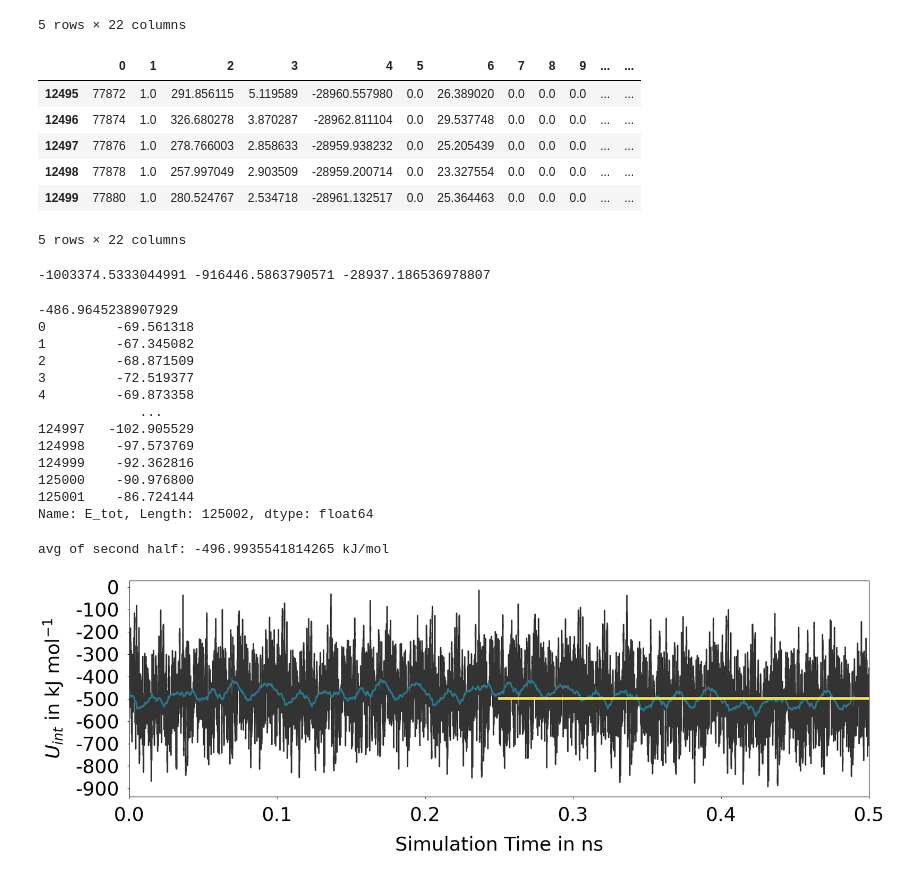
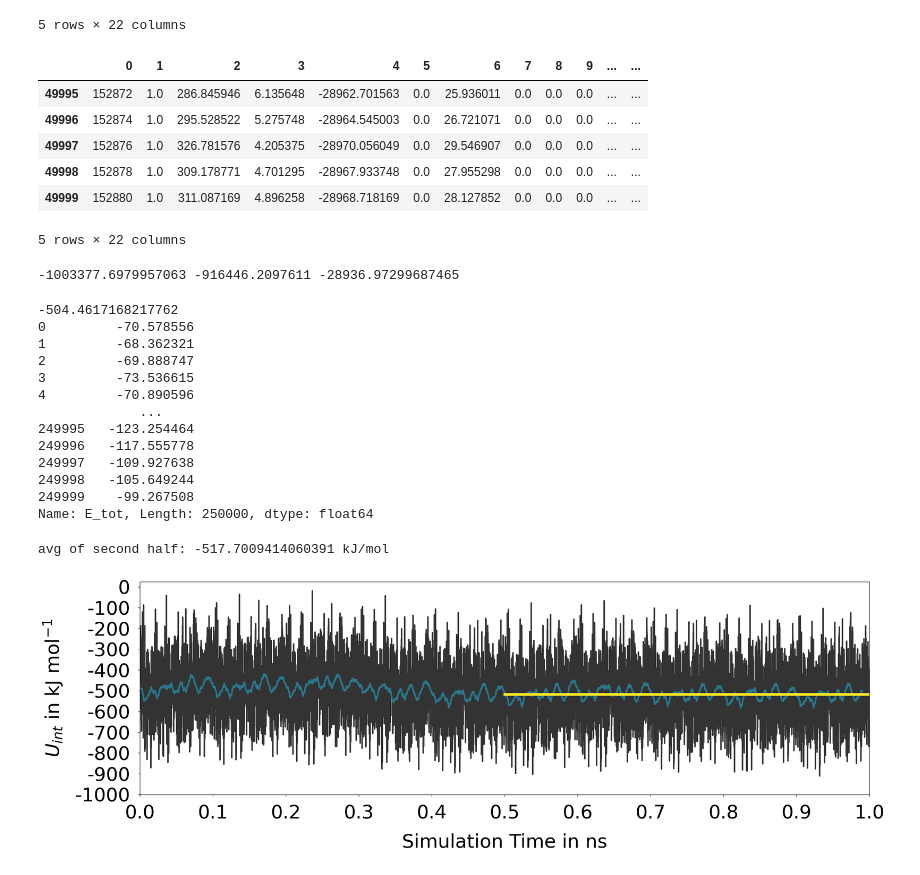
Before and after one commit to CFSHeisenberg/PlottingForThesis, a Jupyter notebook: EnergyPlots/3guests@MOF.ipynb, the cells around one changed output. Cells and saved outputs as stored; diff of their text form; code cells hidden in the pictures.

```diff
--- a/EnergyPlots/3guests@MOF.ipynb
+++ b/EnergyPlots/3guests@MOF.ipynb
@@ -28,7 +28,7 @@ for idx, directory in enumerate(directories, start=1):
     merged_df = pd.concat(dfs, axis=0, ignore_index=True)
 
     #Include only the first 125000 rows
-    merged_df = merged_df.iloc[:125002, :]
+    merged_df = merged_df.iloc[:250002, :]
 
     # Add values in column 5 (index 4) with values in column 7 (index 6) and store in a new column 'E_tot'
     merged_df['E_tot'] = merged_df.iloc[:, 4] + merged_df.iloc[:, 6]
@@ -96,11 +96,11 @@ dfs_by_name["E3"].head()
 dfs_by_name["E3"].tail()
 # %% [output]
 |  | 0 | 1 | 2 | 3 | 4 | 5 | 6 | 7 | 8 | 9 | ... | ... |
-| 12495 | 77872 | 1.0 | 291.856115 | 5.119589 | -28960.557980 | 0.0 | 26.389020 | 0.0 | 0.0 | 0.0 | ... | ... |
-| 12496 | 77874 | 1.0 | 326.680278 | 3.870287 | -28962.811104 | 0.0 | 29.537748 | 0.0 | 0.0 | 0.0 | ... | ... |
-| 12497 | 77876 | 1.0 | 278.766003 | 2.858633 | -28959.938232 | 0.0 | 25.205439 | 0.0 | 0.0 | 0.0 | ... | ... |
-| 12498 | 77878 | 1.0 | 257.997049 | 2.903509 | -28959.200714 | 0.0 | 23.327554 | 0.0 | 0.0 | 0.0 | ... | ... |
-| 12499 | 77880 | 1.0 | 280.524767 | 2.534718 | -28961.132517 | 0.0 | 25.364463 | 0.0 | 0.0 | 0.0 | ... | ... |
+| 49995 | 152872 | 1.0 | 286.845946 | 6.135648 | -28962.701563 | 0.0 | 25.936011 | 0.0 | 0.0 | 0.0 | ... | ... |
+| 49996 | 152874 | 1.0 | 295.528522 | 5.275748 | -28964.545003 | 0.0 | 26.721071 | 0.0 | 0.0 | 0.0 | ... | ... |
+| 49997 | 152876 | 1.0 | 326.781576 | 4.205375 | -28970.056049 | 0.0 | 29.546907 | 0.0 | 0.0 | 0.0 | ... | ... |
+| 49998 | 152878 | 1.0 | 309.178771 | 4.701295 | -28967.933748 | 0.0 | 27.955298 | 0.0 | 0.0 | 0.0 | ... | ... |
+| 49999 | 152880 | 1.0 | 311.087169 | 4.896258 | -28968.718169 | 0.0 | 28.127852 | 0.0 | 0.0 | 0.0 | ... | ... |
 5 rows × 22 columns
 # %%
 avg_1 = dfs_by_name["E1"].iloc[:, 21].mean()
@@ -109,26 +109,26 @@ avg_3 = dfs_by_name["E3"].iloc[:, 21].mean()
 
 print(avg_1, avg_2, avg_3)
 # %% [output]
--1003374.5333044991 -916446.5863790571 -28937.186536978807
+-1003377.6979957063 -916446.2097611 -28936.97299687465
 # %%
 U_int = dfs_by_name["E1"].iloc[:, 21] - (avg_2 + 3*avg_3)
 
 print(U_int.mean()*4.184)
 print(U_int)
 # %% [output]
--486.9645238907929
-0         -69.561318
-1         -67.345082
-2         -68.871509
-3         -72.519377
-4         -69.873358
+-504.4617168217762
+0         -70.578556
+1         -68.362321
+2         -69.888747
+3         -73.536615
+4         -70.890596
              ...
-124997   -102.905529
-124998    -97.573769
-124999    -92.362816
-125000    -90.976800
-125001    -86.724144
-Name: E_tot, Length: 125002, dtype: float64
+249995   -123.254464
+249996   -117.555778
+249997   -109.927638
+249998   -105.649244
+249999    -99.267508
+Name: E_tot, Length: 250000, dtype: float64
 # %%
 import matplotlib.pyplot as plt
 import numpy as np
@@ -193,7 +193,7 @@ x_min = min(x_values)
 x_max = max(x_values)
 y_min = min(y_values)
 y_max = max(y_values)
-x_ticks = np.arange(x_min, x_max, 0.1)  # Adjust 0.1 to the desired spacing
+x_ticks = np.arange(x_min, x_max+0.001, 0.1)  # Adjust 0.1 to the desired spacing
 plt.xticks(x_ticks, fontsize="36")  # Set x-axis ticks
 #y_ticks = np.arange(y_min, y_max, 100)
 #plt.yticks(y_ticks, fontsize="12")
@@ -208,32 +208,32 @@ y_ticks = np.arange(y_start, y_end+0.000001, 100,)  # Adjust 100 to the desired
 # Add the specific number to the existing y_ticks
 specific_number = second_part_mean  # Replace with your specific number
 #y_ticks = np.append(y_ticks, specific_number)
 
 # Define custom labels for the y-axis
 #y_labels = [f'{tick}' if tick != specific_number else r'$\mathbf{' + f'{tick:.2f}' + '}$' for tick in y_ticks]
 y_labels = [f'{int(tick)}' if tick != specific_number else r'$\mathbf{' + f'{int(tick)}' + '}$' for tick in y_ticks]
 
 
 plt.yticks(y_ticks, y_labels, fontsize="36")  # Set y-axis ticks
 
 # Add this line to display tick mark lines inside the plot area
 plt.tick_params(axis='both', which='both', direction='out', bottom=True, top=False, left=True, right=False, pad=15)
 
 # Specify xmin parameter to visually show the second half of the mean line
 #plt.axvline(x=x_max/2, linestyle='-', color="#fde725", linewidth="2.5")
 plt.axhline(y=second_part_mean, linestyle='-', color="#fde725", linewidth="5",label=f'Average of Second Half: {second_part_mean:.2f} kJ/mol', xmin=0.5, xmax=1)
 plt.xlabel('Simulation Time in ns', fontsize='36', labelpad = 20)
 plt.ylabel(r'$U_{int}$ in kJ mol$^{-1}$', fontsize='36', labelpad = 20)
 #plt.title('ΔU of 1guest@MOF')
 #plt.grid(linestyle="-")
 #plt.fill_between(running_avg.index, 0, running_avg, color="b", alpha=0.1)
 #plt.legend()
 plt.grid(False)
 #plt.title('3Phth@MIL-68(Ga)', fontsize='36')
 #plt.legend(fontsize='18', loc = "upper right")
 plt.subplots_adjust(left=0.15, right=0.95, bottom=0.20, top=0.90)
 plt.savefig("/home/mfi/Desktop/mfi/full_simulations/3_Guest/3GuestEnergy@MOF.png")
 plt.show()
 # %% [output]
-avg of second half: -496.9935541814265 kJ/mol
+avg of second half: -517.7009414060391 kJ/mol
-[figure, old version]
+[figure, new version]
```
Also changed, not shown: parts of 2 cells of this notebook, 9 other files.
